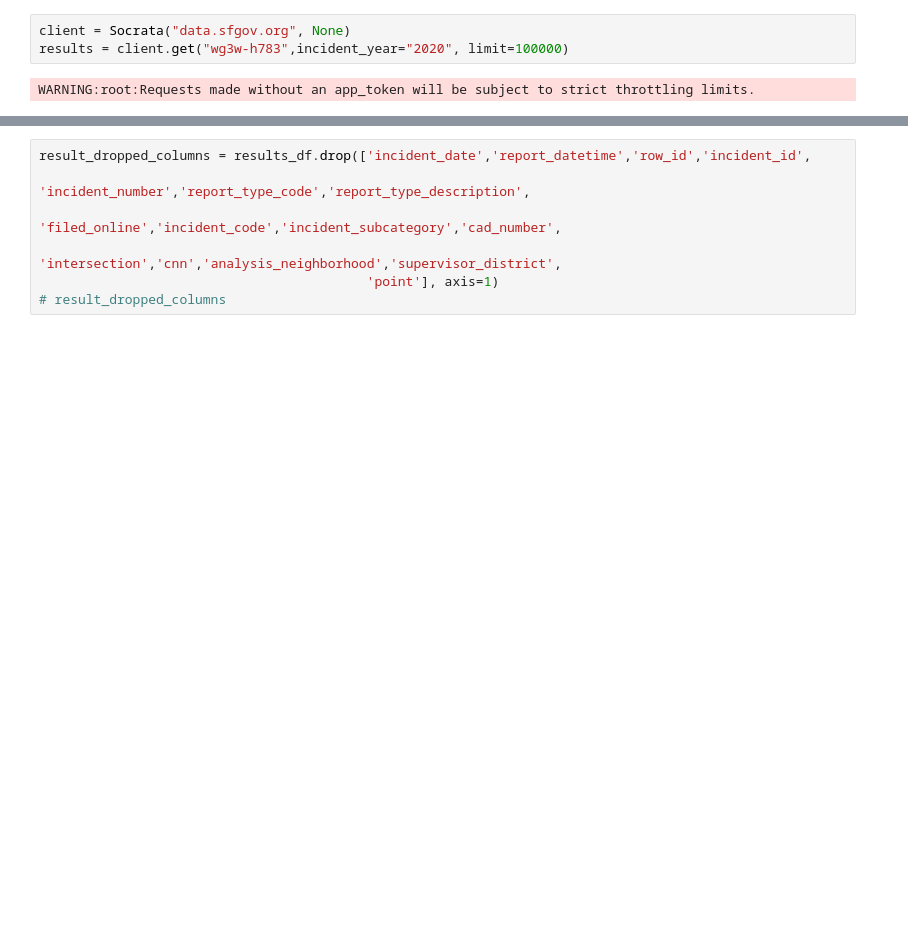
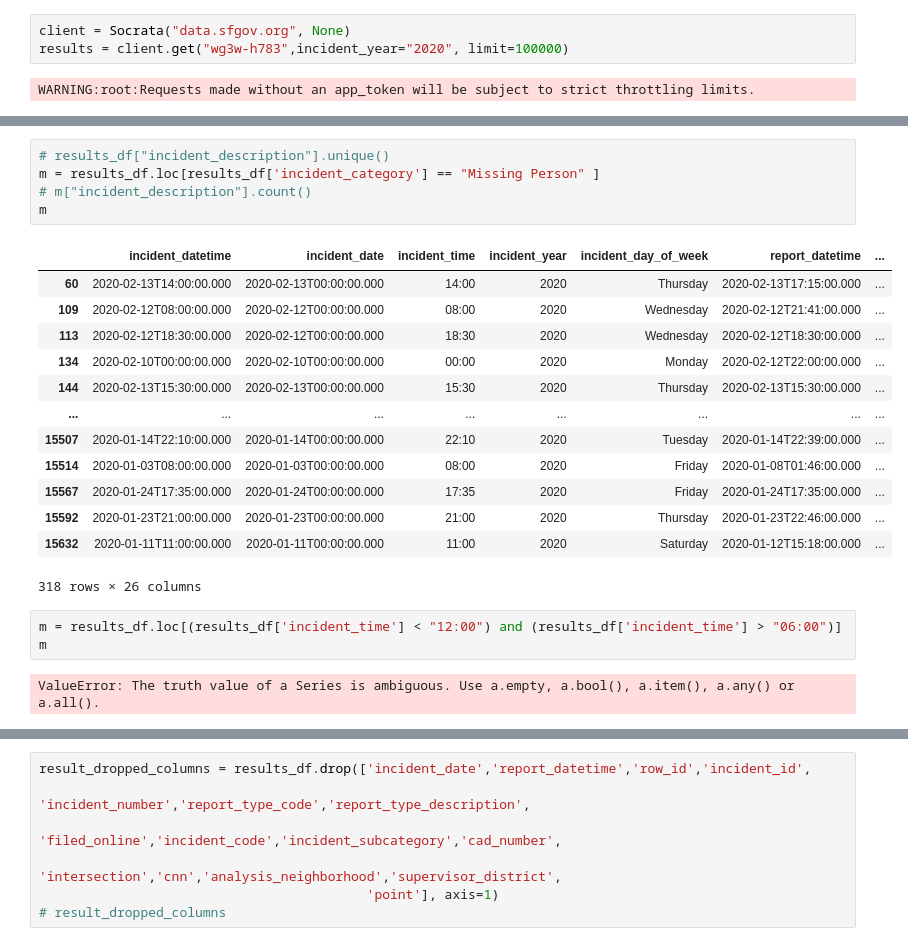
Before and after one commit to ramneekc/Police_incidents_SF, a Jupyter notebook: Project.ipynb, the cells around one changed output, grey strips where cells are left out. Saved outputs shown, nothing was run; the diff lists cells and outputs as text; blank space fills up the shorter version.

```diff
--- a/Project.ipynb
+++ b/Project.ipynb
@@ -29 +46,25 @@ results_df["incident_category"].unique()
+# %%
+# results_df["incident_description"].unique()
+m = results_df.loc[results_df['incident_category'] == "Missing Person" ]
+# m["incident_description"].count()
+m
+# %% [output]
+|  | incident_datetime | incident_date | incident_time | incident_year | incident_day_of_week | report_datetime | ... |
+| 60 | 2020-02-13T14:00:00.000 | 2020-02-13T00:00:00.000 | 14:00 | 2020 | Thursday | 2020-02-13T17:15:00.000 | ... |
+| 109 | 2020-02-12T08:00:00.000 | 2020-02-12T00:00:00.000 | 08:00 | 2020 | Wednesday | 2020-02-12T21:41:00.000 | ... |
+| 113 | 2020-02-12T18:30:00.000 | 2020-02-12T00:00:00.000 | 18:30 | 2020 | Wednesday | 2020-02-12T18:30:00.000 | ... |
+| 134 | 2020-02-10T00:00:00.000 | 2020-02-10T00:00:00.000 | 00:00 | 2020 | Monday | 2020-02-12T22:00:00.000 | ... |
+| 144 | 2020-02-13T15:30:00.000 | 2020-02-13T00:00:00.000 | 15:30 | 2020 | Thursday | 2020-02-13T15:30:00.000 | ... |
+| ... | ... | ... | ... | ... | ... | ... | ... |
+| 15507 | 2020-01-14T22:10:00.000 | 2020-01-14T00:00:00.000 | 22:10 | 2020 | Tuesday | 2020-01-14T22:39:00.000 | ... |
+| 15514 | 2020-01-03T08:00:00.000 | 2020-01-03T00:00:00.000 | 08:00 | 2020 | Friday | 2020-01-08T01:46:00.000 | ... |
+| 15567 | 2020-01-24T17:35:00.000 | 2020-01-24T00:00:00.000 | 17:35 | 2020 | Friday | 2020-01-24T17:35:00.000 | ... |
+| 15592 | 2020-01-23T21:00:00.000 | 2020-01-23T00:00:00.000 | 21:00 | 2020 | Thursday | 2020-01-23T22:46:00.000 | ... |
+| 15632 | 2020-01-11T11:00:00.000 | 2020-01-11T00:00:00.000 | 11:00 | 2020 | Saturday | 2020-01-12T15:18:00.000 | ... |
+318 rows × 26 columns
+# %%
+m = results_df.loc[(results_df['incident_time'] < "12:00") and (results_df['incident_time'] > "06:00")]
+m
+# %% [output]
+ValueError: The truth value of a Series is ambiguous. Use a.empty, a.bool(), a.item(), a.any() or a.all().
 # %%
```
Also changed, not shown: parts of 8 cells of this notebook, 6 other files.
